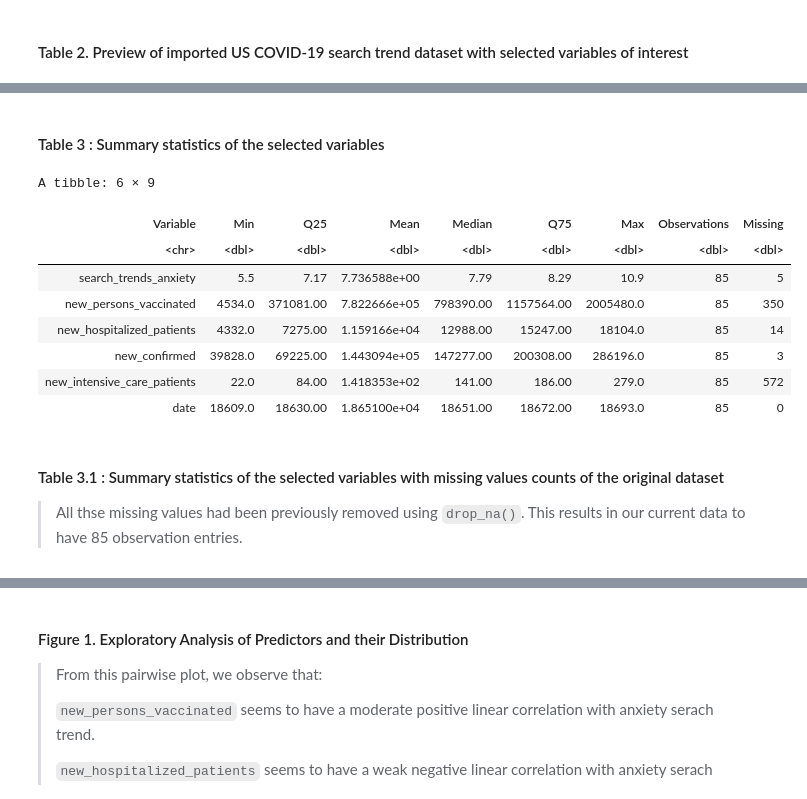
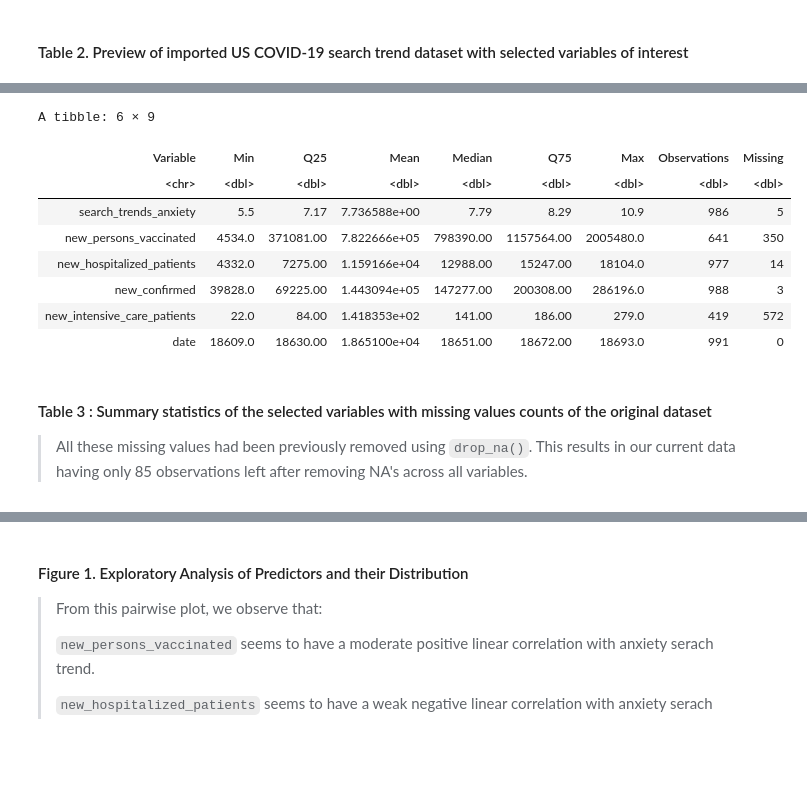
Before and after one commit to DSCI-310-2025/dsci-310-group-14, a Jupyter notebook: covid_analysis.ipynb, the cells around one changed output, grey strips where cells are left out. Drawn from its saved outputs; the diff is of its cells as text; code cells hidden in the pictures; blank space fills up the shorter version.

Commit message:
Fixed table mistake and gave accurate description of variable
Fixed table mistake and gave accurate description of variable

```diff
--- a/covid_analysis.ipynb
+++ b/covid_analysis.ipynb
@@ -110,46 +107,44 @@ A tibble: 5 × 7
-# %% [markdown]
-<h4>Table 3 : Summary statistics of the selected variables</h4>
 # %%
 # summarise all date values with 5 number summary + mean by converting to numernic and then convert back
 dates_day <- as.numeric(us_selected$date)
 
 date_summary <- tibble(Variable = c("date"),
                       Min = min(dates_day),
                       Q25 = quantile(dates_day, 0.25),
                       Mean = mean(dates_day),
                       Median = median(dates_day),
                       Q75 = quantile(dates_day, 0.75),
                       Max = max(dates_day))|>
                 mutate(across(where(is.numeric), as_date))
 
 table_summary <- rbind(covid_summary,date_summary)
 
 #Count missing values from original dataset
 us_missing <- us_covid |>
   select(search_trends_anxiety, new_persons_vaccinated, new_hospitalized_patients,
          new_confirmed, new_intensive_care_patients,date)
 
 us_missing_counts <- tibble(Variable = table_summary$Variable,
-                            Observations = colSums(!is.na(us_selected)),
+                            Observations = colSums(!is.na(us_missing)),
                             Missing = colSums(is.na(us_missing)))
 
 #combine together all summary data
 table_summary_final <- inner_join(table_summary, us_missing_counts, by = "Variable")
 table_summary_final
 # %% [output]
 A tibble: 6 × 9
 | Variable | Min | Q25 | Mean | Median | Q75 | Max | Observations | Missing |
 | <chr> | <dbl> | <dbl> | <dbl> | <dbl> | <dbl> | <dbl> | <dbl> | <dbl> |
-| search_trends_anxiety | 5.5 | 7.17 | 7.736588e+00 | 7.79 | 8.29 | 10.9 | 85 | 5 |
-| new_persons_vaccinated | 4534.0 | 371081.00 | 7.822666e+05 | 798390.00 | 1157564.00 | 2005480.0 | 85 | 350 |
-| new_hospitalized_patients | 4332.0 | 7275.00 | 1.159166e+04 | 12988.00 | 15247.00 | 18104.0 | 85 | 14 |
-| new_confirmed | 39828.0 | 69225.00 | 1.443094e+05 | 147277.00 | 200308.00 | 286196.0 | 85 | 3 |
-| new_intensive_care_patients | 22.0 | 84.00 | 1.418353e+02 | 141.00 | 186.00 | 279.0 | 85 | 572 |
-| date | 18609.0 | 18630.00 | 1.865100e+04 | 18651.00 | 18672.00 | 18693.0 | 85 | 0 |
+| search_trends_anxiety | 5.5 | 7.17 | 7.736588e+00 | 7.79 | 8.29 | 10.9 | 986 | 5 |
+| new_persons_vaccinated | 4534.0 | 371081.00 | 7.822666e+05 | 798390.00 | 1157564.00 | 2005480.0 | 641 | 350 |
+| new_hospitalized_patients | 4332.0 | 7275.00 | 1.159166e+04 | 12988.00 | 15247.00 | 18104.0 | 977 | 14 |
+| new_confirmed | 39828.0 | 69225.00 | 1.443094e+05 | 147277.00 | 200308.00 | 286196.0 | 988 | 3 |
+| new_intensive_care_patients | 22.0 | 84.00 | 1.418353e+02 | 141.00 | 186.00 | 279.0 | 419 | 572 |
+| date | 18609.0 | 18630.00 | 1.865100e+04 | 18651.00 | 18672.00 | 18693.0 | 991 | 0 |
 # %% [markdown]
-<h4>Table 3.1 : Summary statistics of the selected variables with missing values counts of the original dataset </h4>
+<h4>Table 3 : Summary statistics of the selected variables with missing values counts of the original dataset </h4>
 
-> All thse missing values had been previously removed using `drop_na()`. This results in our current data to have 85 observation entries.
+> All these missing values had been previously removed using `drop_na()`. This results in our current data having only 85 observations left after removing NA's across all variables.
 # %%
 options(repr.plot.width = 16, repr.plot.height = 12) # change plot sizes to an appropiate size
 
```
Also changed, not shown: parts of 9 cells of this notebook.
